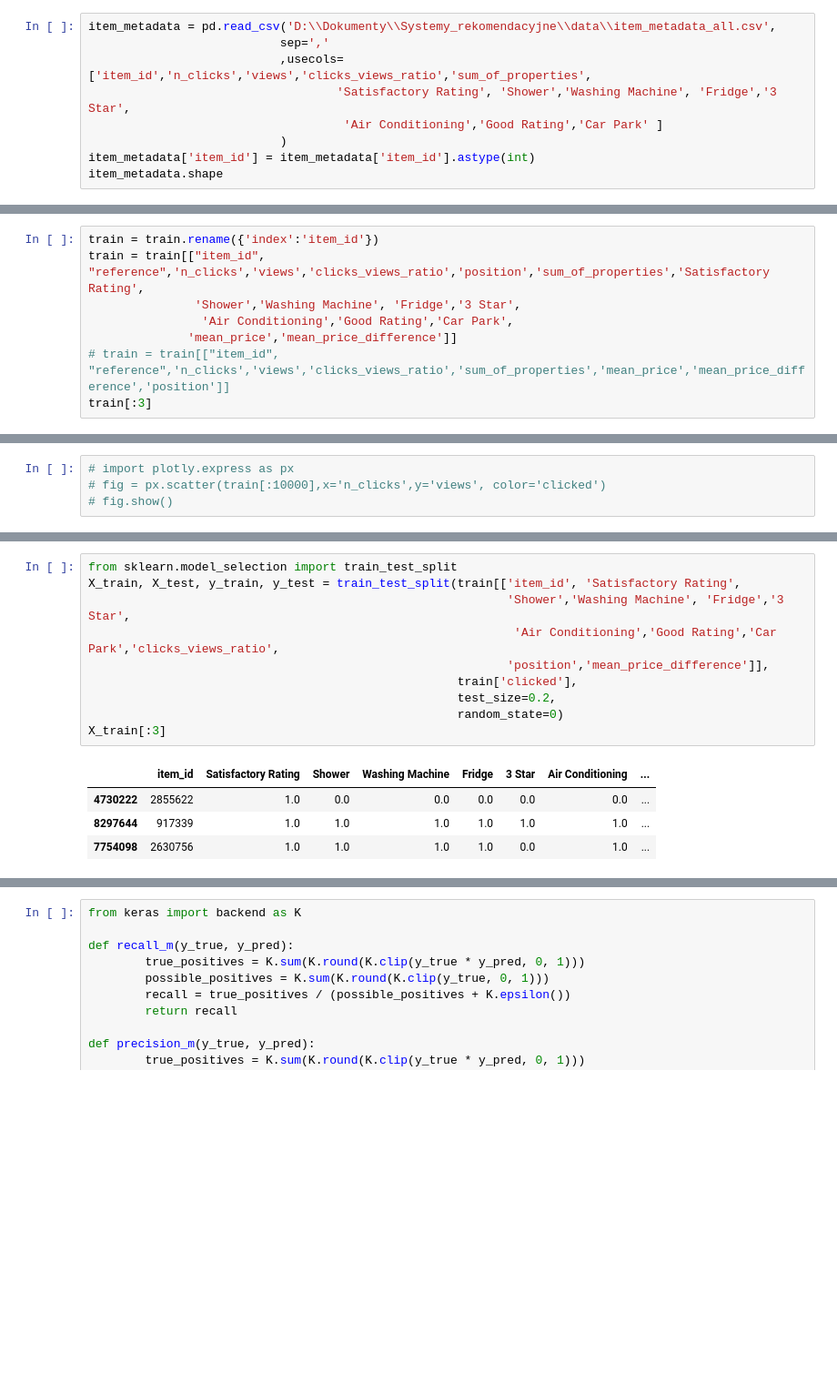
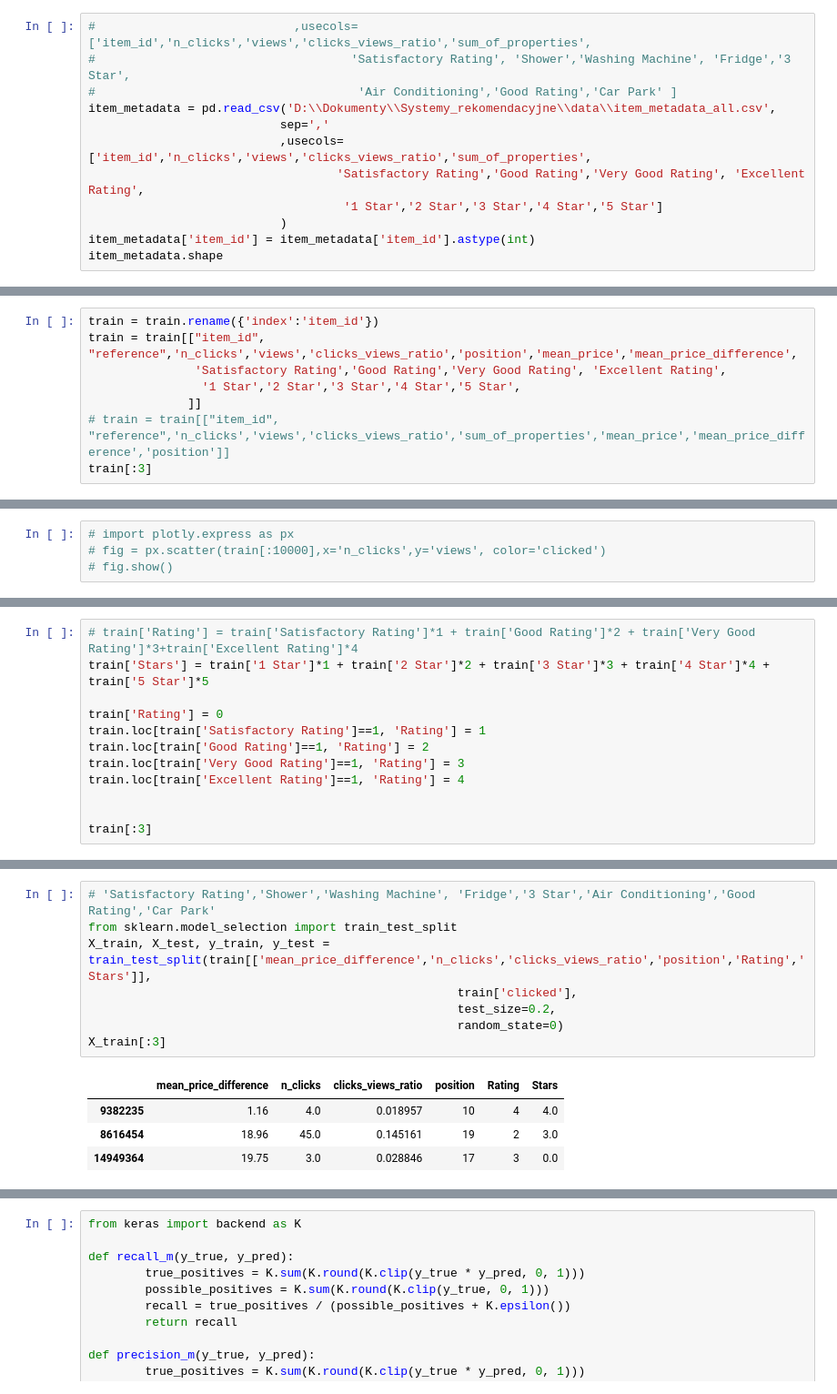
Before and after one commit to LiLatee/Systemy_rekomendacyjne, a Jupyter notebook: ML without group features.ipynb, the cells around one changed output, grey strips where cells are left out. Shown: that part at 91% size. Drawn from its saved outputs; the diff is of its cells as text; blank space fills up the shorter version.

```diff
--- a/ML without group features.ipynb
+++ b/ML without group features.ipynb
@@ -5,11 +5,14 @@ import collections
 import time
 import math
 # %%
+#                            ,usecols=['item_id','n_clicks','views','clicks_views_ratio','sum_of_properties',
+#                                    'Satisfactory Rating', 'Shower','Washing Machine', 'Fridge','3 Star',
+#                                     'Air Conditioning','Good Rating','Car Park' ]
 item_metadata = pd.read_csv('D:\\Dokumenty\\Systemy_rekomendacyjne\\data\\item_metadata_all.csv',
                            sep=','
                            ,usecols=['item_id','n_clicks','views','clicks_views_ratio','sum_of_properties',
-                                   'Satisfactory Rating', 'Shower','Washing Machine', 'Fridge','3 Star',
-                                    'Air Conditioning','Good Rating','Car Park' ]
+                                   'Satisfactory Rating','Good Rating','Very Good Rating', 'Excellent Rating',
+                                    '1 Star','2 Star','3 Star','4 Star','5 Star']
                            )
 item_metadata['item_id'] = item_metadata['item_id'].astype(int)
 item_metadata.shape
@@ -153,9 +145,9 @@ Index(['index', 'session_id', 'timestamp', 'user_id', 'step', 'action_type',
 # %%
 train = train.rename({'index':'item_id'})
-train = train[["item_id", "reference",'n_clicks','views','clicks_views_ratio','position','sum_of_properties','Satisfactory Rating',
-               'Shower','Washing Machine', 'Fridge','3 Star',
-                'Air Conditioning','Good Rating','Car Park',
-              'mean_price','mean_price_difference']]
+train = train[["item_id", "reference",'n_clicks','views','clicks_views_ratio','position','mean_price','mean_price_difference',
+               'Satisfactory Rating','Good Rating','Very Good Rating', 'Excellent Rating',
+                '1 Star','2 Star','3 Star','4 Star','5 Star',
+              ]]
 # train = train[["item_id", "reference",'n_clicks','views','clicks_views_ratio','sum_of_properties','mean_price','mean_price_difference','position']]
 train[:3]
 # %% [output]
@@ -191,0 +185,12 @@ train[:3]
+# %%
+# train['Rating'] = train['Satisfactory Rating']*1 + train['Good Rating']*2 + train['Very Good Rating']*3+train['Excellent Rating']*4
+train['Stars'] = train['1 Star']*1 + train['2 Star']*2 + train['3 Star']*3 + train['4 Star']*4 + train['5 Star']*5
+
+train['Rating'] = 0
+train.loc[train['Satisfactory Rating']==1, 'Rating'] = 1
+train.loc[train['Good Rating']==1, 'Rating'] = 2
+train.loc[train['Very Good Rating']==1, 'Rating'] = 3
+train.loc[train['Excellent Rating']==1, 'Rating'] = 4
+
+
+train[:3]
@@ -192,16 +253,14 @@ train[:3]
 # %%
+# 'Satisfactory Rating','Shower','Washing Machine', 'Fridge','3 Star','Air Conditioning','Good Rating','Car Park'
 from sklearn.model_selection import train_test_split
-X_train, X_test, y_train, y_test = train_test_split(train[['item_id', 'Satisfactory Rating',
-                                                           'Shower','Washing Machine', 'Fridge','3 Star',
-                                                            'Air Conditioning','Good Rating','Car Park','clicks_views_ratio',
-                                                           'position','mean_price_difference']],
+X_train, X_test, y_train, y_test = train_test_split(train[['mean_price_difference','n_clicks','clicks_views_ratio','position','Rating','Stars']],
                                                     train['clicked'],
                                                     test_size=0.2,
                                                     random_state=0)
 X_train[:3]
 # %% [output]
-|  | item_id | Satisfactory Rating | Shower | Washing Machine | Fridge | 3 Star | Air Conditioning | ... |
-| 4730222 | 2855622 | 1.0 | 0.0 | 0.0 | 0.0 | 0.0 | 0.0 | ... |
-| 8297644 | 917339 | 1.0 | 1.0 | 1.0 | 1.0 | 1.0 | 1.0 | ... |
-| 7754098 | 2630756 | 1.0 | 1.0 | 1.0 | 1.0 | 0.0 | 1.0 | ... |
+|  | mean_price_difference | n_clicks | clicks_views_ratio | position | Rating | Stars |
+| 9382235 | 1.16 | 4.0 | 0.018957 | 10 | 4 | 4.0 |
+| 8616454 | 18.96 | 45.0 | 0.145161 | 19 | 2 | 3.0 |
+| 14949364 | 19.75 | 3.0 | 0.028846 | 17 | 3 | 0.0 |
 # %%
```
Also changed, not shown: parts of 47 cells of this notebook, 9 other files.
